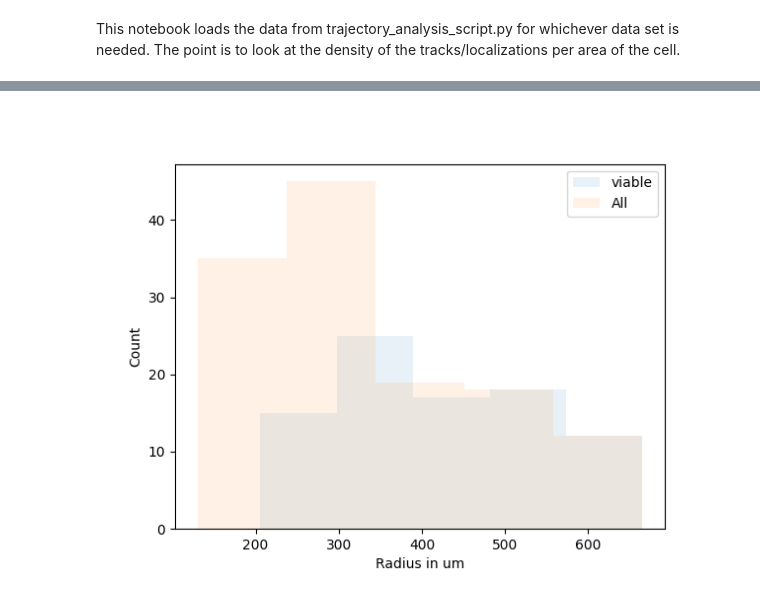
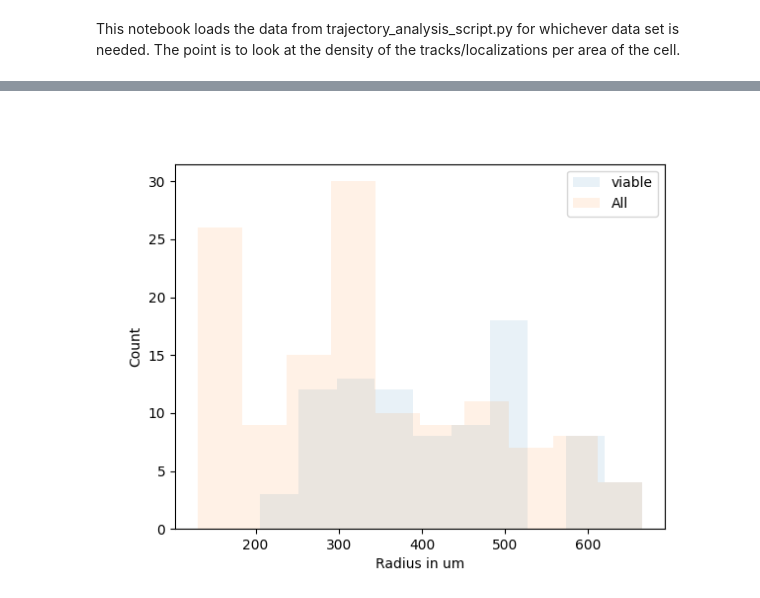
Before and after one commit to joemans3/Single_Particle_Analysis, a Jupyter notebook: Density_Map.ipynb, the cells around one changed output, grey strips where cells are left out. Cells and saved outputs as stored; diff of their text form; code cells hidden in the pictures.

```diff
--- a/Density_Map.ipynb
+++ b/Density_Map.ipynb
@@ -304,8 +803,8 @@ print(data_store)
 plt.clf()
 for i,c in data_store.items():
     #plt.clf()
-    #plt.errorbar(np.asarray(radii)*130,100*np.abs(np.asarray(c["fit_mean"])-np.asarray(radii))/np.asarray(radii),yerr=100*np.asarray(c["fit_stds"])/np.asarray(radii),label = "Gaussian Fit Points:{0}".format(i))
-    plt.errorbar(np.asarray(radii)*130,100*np.abs(np.asarray(c["sig_mean"])-np.asarray(radii))/np.asarray(radii),yerr=100*np.asarray(c["sig_std"])/np.asarray(radii),label = "Space-Space Points:{0}".format(i))
+    #plt.errorbar(np.asarray(radii)*globals[pixel_size],100*np.abs(np.asarray(c["fit_mean"])-np.asarray(radii))/np.asarray(radii),yerr=100*np.asarray(c["fit_stds"])/np.asarray(radii),label = "Gaussian Fit Points:{0}".format(i))
+    plt.errorbar(np.asarray(radii)*globals["confocal_pixel_size"],100*np.abs(np.asarray(c["sig_mean"])-np.asarray(radii))/np.asarray(radii),yerr=100*np.asarray(c["sig_std"])/np.asarray(radii),label = "Space-Space Points:{0}".format(i))
     #plt.plot(np.linspace(0,10,100),np.linspace(0,10,100),'r-')
     #print(radius/np.sqrt(2),found_radius,std_radius)
     # plt.ylim((0,4))
@@ -314,6 +813,8 @@ plt.ylabel("Percent Error")
 plt.xlabel("Simulated Radius (nm)")
 plt.axvspan(min_rp_rad, max_rp_rad, alpha=0.2, color='red',label = "rp_ez_spread")
 plt.axvspan(min_ll_rad, max_ll_rad, alpha=0.2, color='green',label = "ll_ez_spread")
+#do the same for the hupa
+
 plt.ylim((-5,150))
 plt.legend()
 plt.show()
@@ -374,29 +820,0 @@ found_radius,std_radius,found_radius_sig,std_radius_sig = sim_radius_range(radiu
-# %%
-print(found_radius,std_radius,found_radius_sig,std_radius_sig)
-
-radius = np.linspace(0.6,5,10)
-min_rp_rad = 206.2 #nm
-max_rp_rad = 375.0 #nm
-
-min_ll_rad = 160.7 #nm
-max_ll_rad = 252.0 #nm
-
-min_rad = np.min(np.asarray(radius)*130)
-max_rad = np.max(np.asarray(radius)*130)
-
-plt.clf()
-plt.errorbar(np.asarray(radius)*130,130*np.asarray(found_radius),yerr=130*np.asarray(std_radius),label = "Gaussian Fit")
-plt.errorbar(np.asarray(radius)*130,130*np.asarray(found_radius_sig),yerr=130*np.asarray(std_radius_sig), label = "Scale-Space")
-plt.plot(np.asarray(radii)*130,np.asarray(radii)*130,label = "True")
-#plt.plot(np.linspace(0,10,100),np.linspace(0,10,100),'r-')
-print(radius*130,found_radius*130,std_radius*130)
-# plt.ylim((0,4))
-# plt.xlim((0,4))
-plt.ylabel("Found Radius (nm)")
-plt.xlabel("Simulated Radius (nm)")
-plt.hlines([min_rp_rad,max_rp_rad],min_rad,max_rad)
-plt.fill_between([min_rad,max_rad],[min_rp_rad,min_rp_rad],[max_rp_rad,max_rp_rad],color = 'red', alpha=0.2,label = "rp_ez Radii Spread")
-plt.hlines([min_ll_rad,max_ll_rad],min_rad,max_rad)
-plt.fill_between([min_rad,max_rad],[min_ll_rad,min_ll_rad],[max_ll_rad,max_ll_rad],color = 'green', alpha=0.2,label = "ll_ez Radii Spread")
-plt.legend()
-plt.show()
@@ -493,16 +853,16 @@ def get_radius(dataset,plot=True,bins=5):
             for m,n in l.Drop_Collection.items():
                 radius.append(n[2])
     radius = np.array(radius)
-    radius = radius[radius>0.]
-    radius_rp_ez = np.array(radius)*130
+    radius = radius[radius>0]
+    radius_rp_ez = np.array(radius)*globals["olympus_pixel_size"]
     rad = []
     for i,j in dataset.Movie.items():
         for k,l in j.Cells.items():
             for m,n in l.All_Drop_Collection.items():
                 rad.append(n[2])
     rad = np.array(rad)
-    rad = rad[rad>0.]
-    rad = rad*130
+    rad = rad[rad>0]
+    rad = rad*globals["olympus_pixel_size"]
     if plot:
         plt.hist(radius_rp_ez,alpha = 0.1,label = "viable",bins=bins)
         plt.hist(rad,alpha = 0.1, label = "All",bins=bins)
@@ -513,9 +873,9 @@ def get_radius(dataset,plot=True,bins=5):
     return [radius_rp_ez,rad]
 # %%
 plt.clf()
-viable_rp,all_rp = get_radius(rp_ez)
+viable_rp,all_rp = get_radius(rp_ez,bins=10)
 # %% [output]
-[figure, old version]
+[figure, new version]
 # %%
 def _avg_points_drop(dataset):
     drop_locs = {}
```
Also changed, not shown: parts of 42 cells of this notebook, 4 other files.
